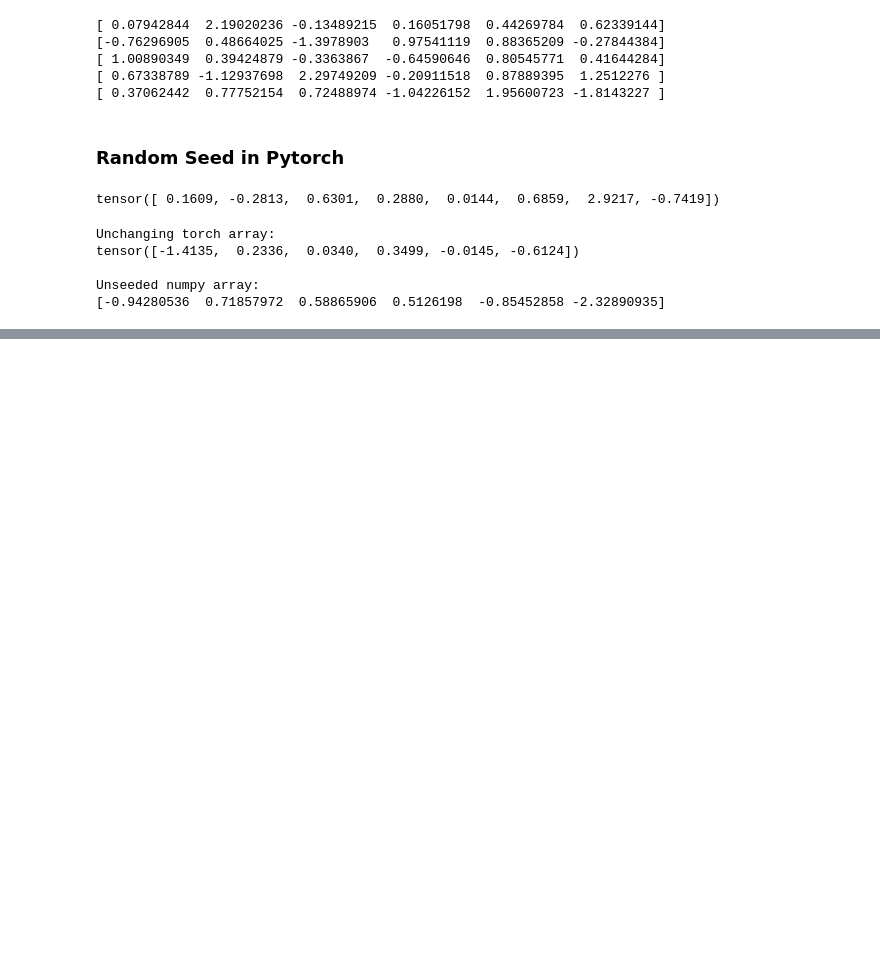
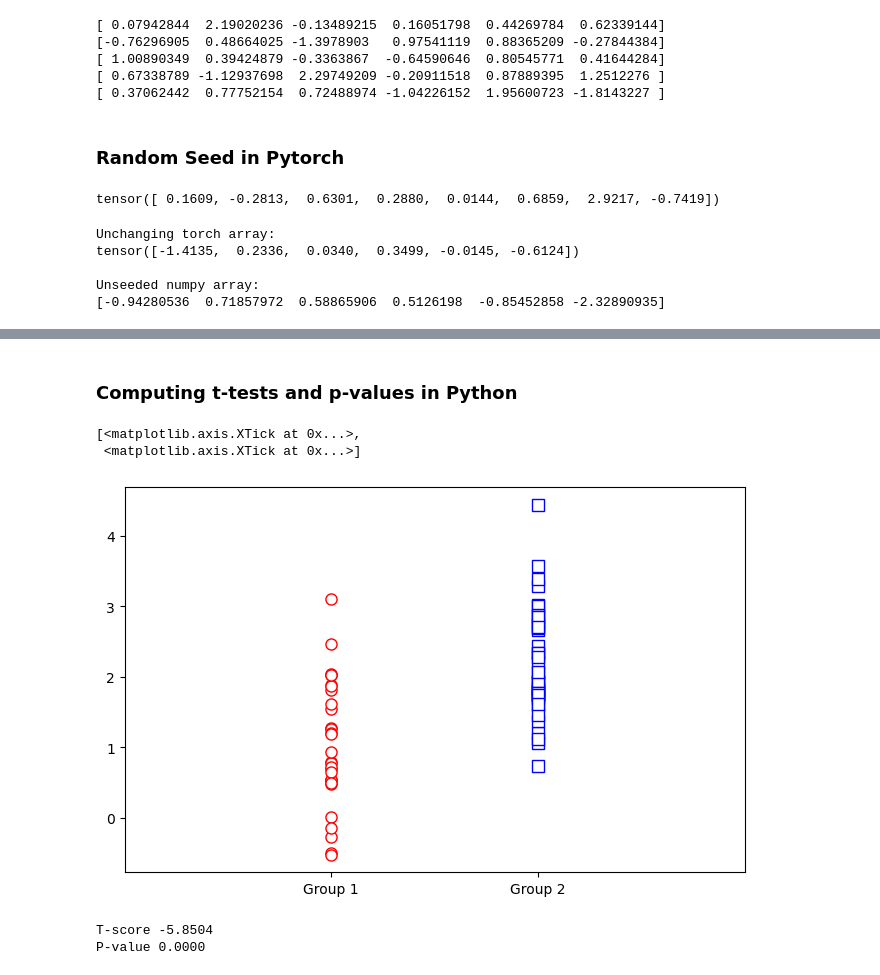
Before and after one commit to xuzmocode4-325/Pytorch-Tutorial, a Jupyter notebook: dudl_notes.ipynb, the cells around one changed output, grey strips where cells are left out. Drawn from its saved outputs; the diff is of its cells as text; code cells hidden in the pictures; blank space fills up the shorter version.

Commit message:
add t-test and derivatives section

```diff
--- a/dudl_notes.ipynb
+++ b/dudl_notes.ipynb
@@ -1152,0 +1174,2 @@ Unseeded numpy array:
+# %% [markdown]
+### Computing t-tests and p-values in Python
@@ -1152,0 +1180,34 @@ Unseeded numpy array:
+# %%
+# parameters
+
+n1 = 30
+n2 = 40
+mu1 = 1
+mu2 = 2
+# %%
+# data
+
+data1 = mu1 + np.random.randn(n1)
+data2 = mu2 + np.random.randn(n2)
+# %%
+# plots
+
+fig, ax = plt.subplots(figsize=(8, 5))
+ax.plot(np.zeros(n1), data1, 'ro', markerfacecolor='w', markersize=8)
+ax.plot(np.ones(n2), data2, 'bs', markerfacecolor='w', markersize=8)
+ax.set_xlim([-1, 2])
+ax.set_xticks([0, 1], labels=['Group 1', 'Group 2'])
+# %% [output]
+[<matplotlib.axis.XTick at 0x...>,
+ <matplotlib.axis.XTick at 0x...>]
+[figure, added]
+# %%
+# t-test via stats package
+
+t, p = stats.ttest_ind(data1, data2)
+
+print(f'T-score {t:.4f}')
+print(f'P-value {p:.4f}')
+# %% [output]
+T-score -5.8504
+P-value 0.0000
```
Also changed, not shown: parts of 22 cells of this notebook.
